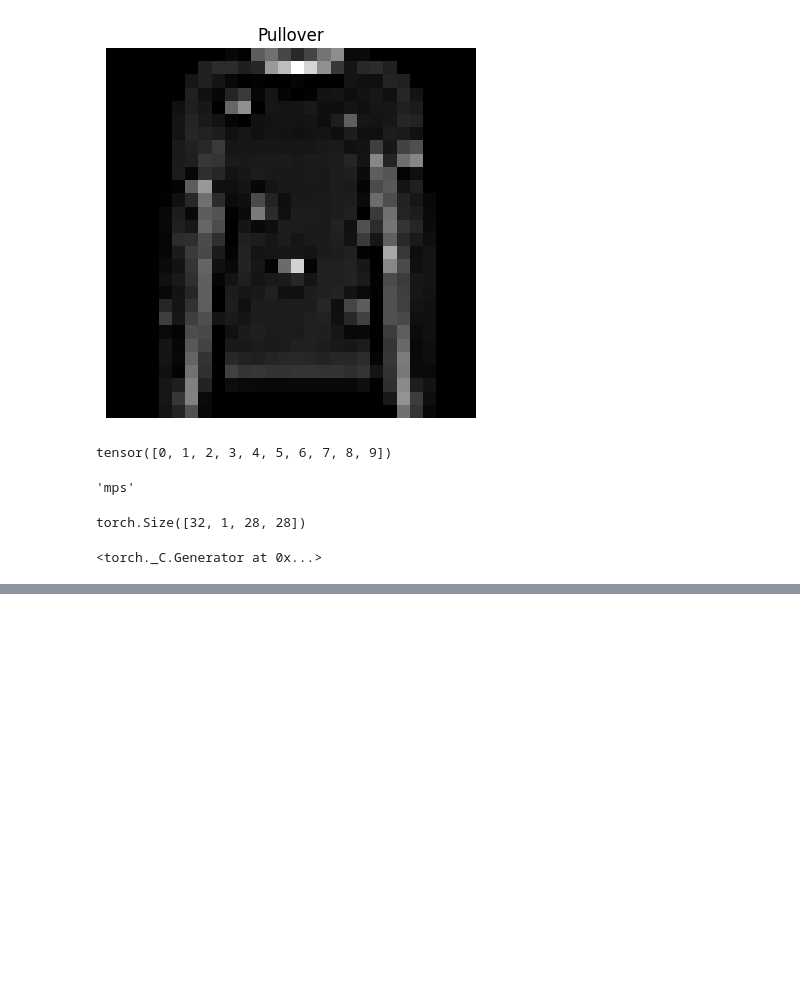
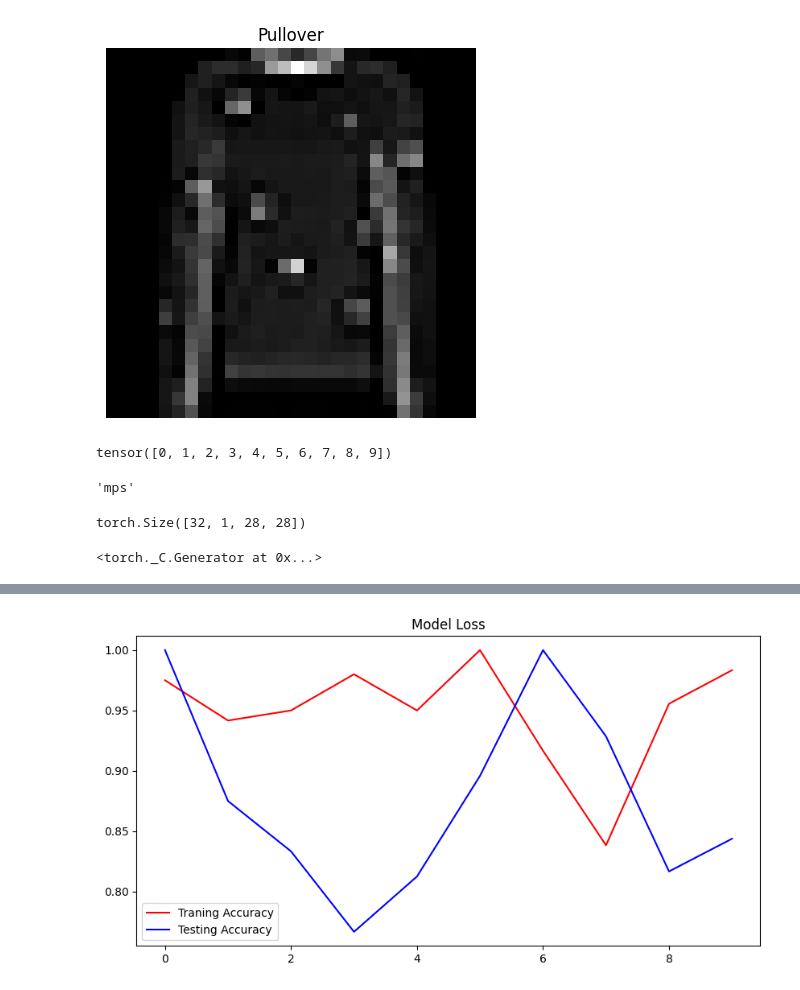
Before and after one commit to axiomchronicles/neural_network_learning, a Jupyter notebook: PyTorch_Learning/pathway_12.ipynb, the cells around one changed output, grey strips where cells are left out. Drawn from its saved outputs; the diff is of its cells as text; code cells hidden in the pictures; blank space fills up the shorter version.

```diff
--- a/PyTorch_Learning/pathway_12.ipynb
+++ b/PyTorch_Learning/pathway_12.ipynb
@@ -247,0 +347,9 @@ pl.
+# %%
+plt.figure(figsize=(10, 5))
+plt.plot(total_epochs, total_train_accuracy, label = "Traning Accuracy", c = "red")
+plt.plot(total_epochs, total_test_accuracy, label = "Testing Accuracy", c = "blue")
+plt.title("Model Loss")
+plt.legend()
+plt.show()
+# %% [output]
+[figure, added]
```
Also changed, not shown: parts of 7 cells of this notebook.
